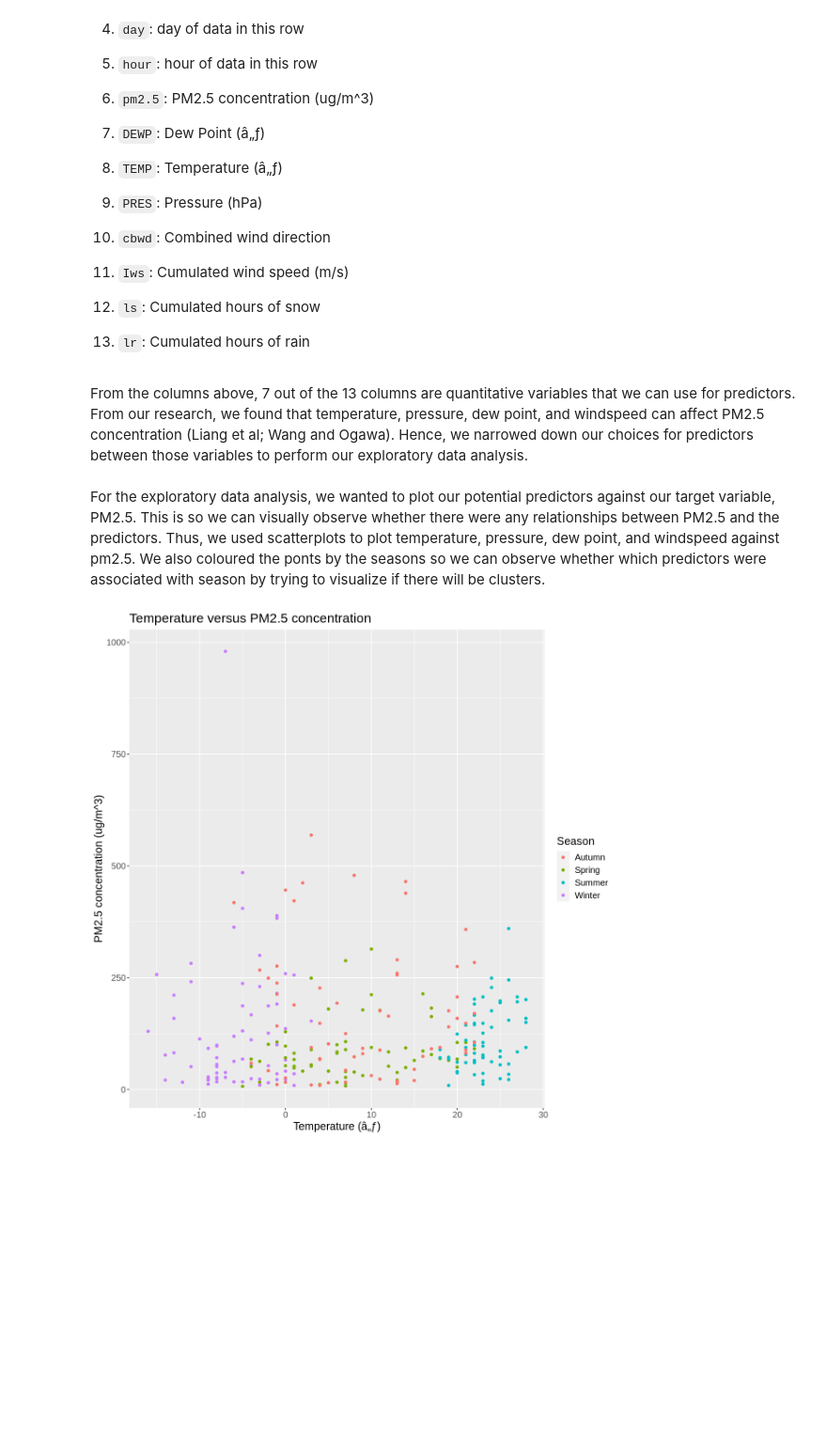
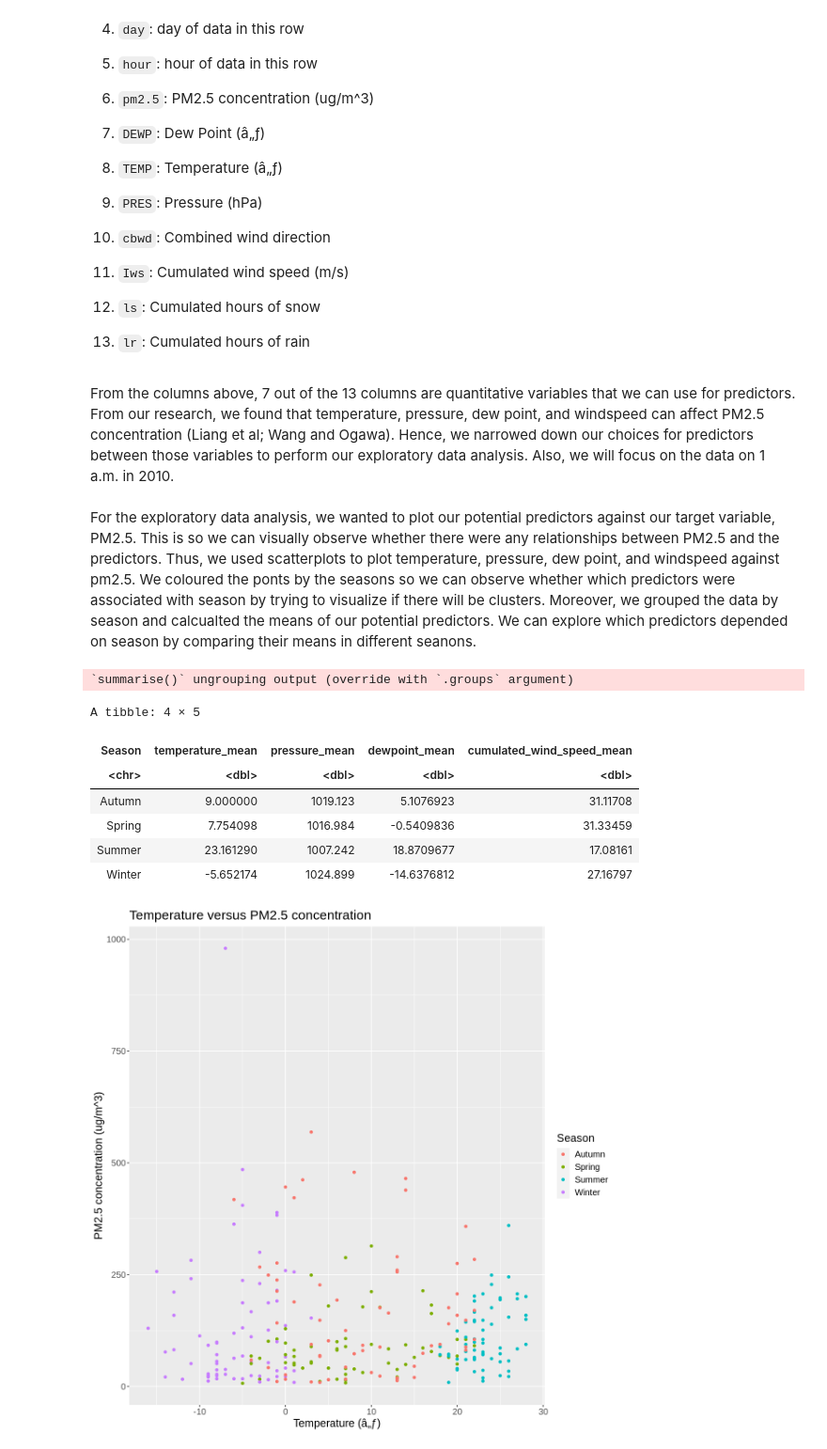
Before and after one commit to gbrwg/DSCI100-Group-Project, a Jupyter notebook: group_project_report.ipynb, the cells around one changed output. Shown at 94% size. Cells and saved outputs as stored; diff of their text form; code cells hidden in the pictures; blank space fills up the shorter version.

```diff
--- a/group_project_report.ipynb
+++ b/group_project_report.ipynb
@@ -76,7 +77,7 @@ The columns in the dataset are:
 
 13. `lr`: Cumulated hours of rain
 # %% [markdown]
-From the columns above, 7 out of the 13 columns are quantitative variables that we can use for predictors. From our research, we found that temperature, pressure, dew point, and windspeed can affect PM2.5 concentration (Liang et al; Wang and Ogawa). Hence, we narrowed down our choices for predictors between those variables to perform our exploratory data analysis.
+From the columns above, 7 out of the 13 columns are quantitative variables that we can use for predictors. From our research, we found that temperature, pressure, dew point, and windspeed can affect PM2.5 concentration (Liang et al; Wang and Ogawa). Hence, we narrowed down our choices for predictors between those variables to perform our exploratory data analysis. Also, we will focus on the data on 1 a.m. in 2010.
 # %%
 # splitting training and testing data set
 set.seed(1)
@@ -84,4 +85,4 @@ pm2.5_split <- initial_split(pm2.5_data, prop = 0.75, strata = pm2.5)
 pm2.5_train <- training(pm2.5_split)
 pm2.5_test <- testing(pm2.5_split)
 # %% [markdown]
-For the exploratory data analysis, we wanted to plot our potential predictors against our target variable, PM2.5. This is so we can visually observe whether there were any relationships between PM2.5 and the predictors. Thus, we used scatterplots to plot temperature, pressure, dew point, and windspeed against pm2.5. We also coloured the ponts by the seasons so we can observe whether which predictors were associated with season by trying to visualize if there will be clusters.
+For the exploratory data analysis, we wanted to plot our potential predictors against our target variable, PM2.5. This is so we can visually observe whether there were any relationships between PM2.5 and the predictors. Thus, we used scatterplots to plot temperature, pressure, dew point, and windspeed against pm2.5. We coloured the ponts by the seasons so we can observe whether which predictors were associated with season by trying to visualize if there will be clusters. Moreover, we grouped the data by season and calcualted the means of our potential predictors. We can explore which predictors depended on season by comparing their means in different seanons.
@@ -88 +95,19 @@ For the exploratory data analysis, we wanted to plot our potential predictors ag
+# %%
+pm2.5_plot_data_mean <- pm2.5_plot_data %>%
+        group_by(Season) %>%
+        summarize(temperature_mean = mean(TEMP),
+                  pressure_mean = mean(PRES),
+                  dewpoint_mean = mean(DEWP),
+                  cumulated_wind_speed_mean = mean(Iws))
+
+pm2.5_plot_data_mean
+# %% [output]
+`summarise()` ungrouping output (override with `.groups` argument)
+A tibble: 4 × 5
+| Season | temperature_mean | pressure_mean | dewpoint_mean | cumulated_wind_speed_mean |
+| <chr> | <dbl> | <dbl> | <dbl> | <dbl> |
+| Autumn | 9.000000 | 1019.123 | 5.1076923 | 31.11708 |
+| Spring | 7.754098 | 1016.984 | -0.5409836 | 31.33459 |
+| Summer | 23.161290 | 1007.242 | 18.8709677 | 17.08161 |
+| Winter | -5.652174 | 1024.899 | -14.6376812 | 27.16797 |
 # %%
```
Also changed, not shown: parts of 8 cells of this notebook.
